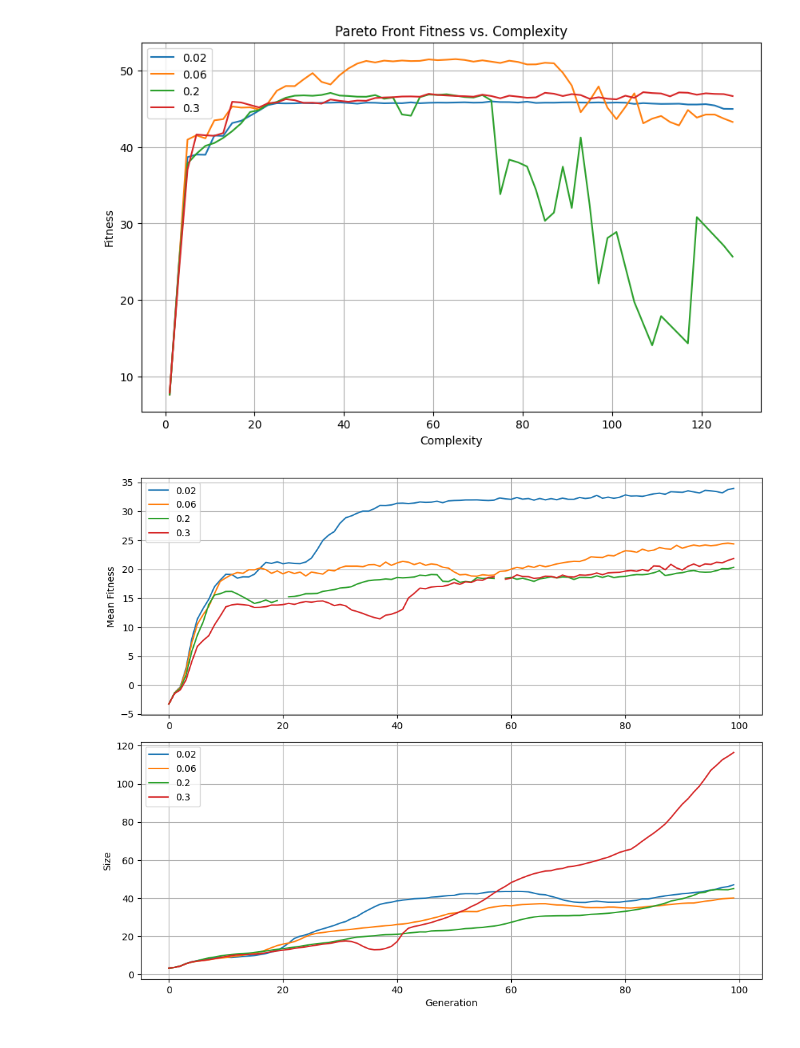
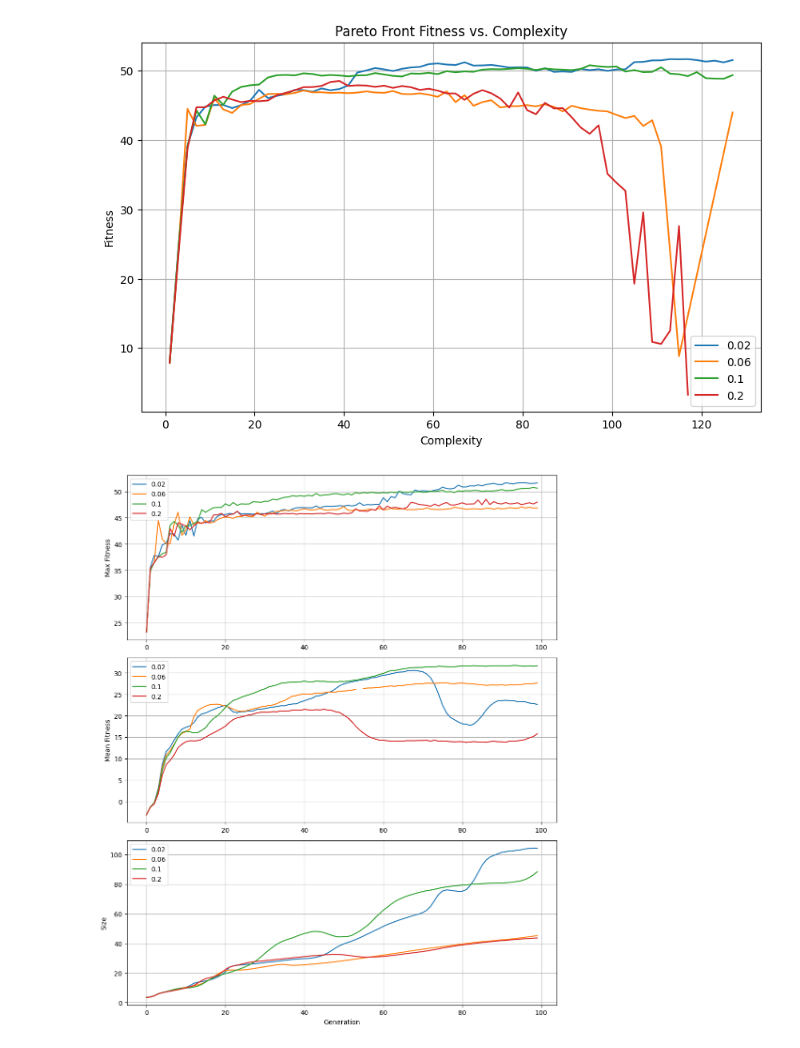
Before and after one commit to EMI-Group/evogp, a Jupyter notebook: experiment/visual.ipynb, the cells around one changed output. Drawn from its saved outputs; the diff is of its cells as text; code cells hidden in the pictures.

```diff
--- a/experiment/visual.ipynb
+++ b/experiment/visual.ipynb
@@ -3,6 +3,10 @@ import pickle
 import matplotlib.pyplot as plt
 import numpy as np
 
+exp1 = ["20250409_120706", "0.02"]
+exp2 = ["20250409_120719", "0.06"]
+exp3 = ["20250409_120749", "0.1"]
+exp4 = ["20250409_120758", "0.2"]
 
 def get_valid_data(file_name):
 
@@ -22,17 +26,17 @@ def get_valid_data(file_name):
     return valid_complexity, valid_fitness
 
 
-x_1, y_1 = get_valid_data("data/results/20250409_000201")
-x_2, y_2 = get_valid_data("data/results/20250409_000203")
-x_3, y_3 = get_valid_data("data/results/20250408_234103")
-x_4, y_4 = get_valid_data("data/results/20250408_234104")
+x_1, y_1 = get_valid_data("data/results/" + exp1[0])
+x_2, y_2 = get_valid_data("data/results/" + exp2[0])
+x_3, y_3 = get_valid_data("data/results/" + exp3[0])
+x_4, y_4 = get_valid_data("data/results/" + exp4[0])
 
 # 绘制图表
 plt.figure(figsize=(10, 6))
-plt.plot(x_1, y_1, label="0.02")
-plt.plot(x_2, y_2, label="0.06")
-plt.plot(x_3, y_3, label="0.2")
-plt.plot(x_4, y_4, label="0.3")
+plt.plot(x_1, y_1, label=exp1[1])
+plt.plot(x_2, y_2, label=exp2[1])
+plt.plot(x_3, y_3, label=exp3[1])
+plt.plot(x_4, y_4, label=exp4[1])
 plt.xlabel("Complexity")
 plt.ylabel("Fitness")
 plt.title("Pareto Front Fitness vs. Complexity")
@@ -40,53 +44,54 @@ plt.grid(True)
 plt.legend()
 plt.show()
 # %% [output]
-[figure, old version]
+[figure, new version]
 # %%
 import matplotlib.pyplot as plt
 import pandas as pd
 
 
 def read_columns_with_pandas(file_name):
     df = pd.read_csv(file_name + ".csv")
     return {col: df[col].tolist() for col in df.columns}
 
 
-data1 = read_columns_with_pandas("data/results/20250409_000201")
-data2 = read_columns_with_pandas("data/results/20250409_000203")
-data3 = read_columns_with_pandas("data/results/20250408_234103")
-data4 = read_columns_with_pandas("data/results/20250408_234104")
+data1 = read_columns_with_pandas("data/results/" + exp1[0])
+data2 = read_columns_with_pandas("data/results/" + exp2[0])
+data3 = read_columns_with_pandas("data/results/" + exp3[0])
+data4 = read_columns_with_pandas("data/results/" + exp4[0])
+gen = 100
 
 plt.figure(figsize=(10, 12))
 
-# plt.subplot(3, 1, 1)
-# plt.plot(data1["generation"][:100], data1["best_fitness"][:100], label="0.02")
-# plt.plot(data2["generation"][:100], data2["best_fitness"][:100], label="0.06")
-# plt.plot(data3["generation"][:100], data3["best_fitness"][:100], label="0.2")
-# plt.plot(data4["generation"][:100], data4["best_fitness"][:100], label="0.3")
-# plt.ylabel("Max Fitness")
-# plt.grid(True)
-# plt.legend()
+plt.subplot(3, 1, 1)
+plt.plot(data1["generation"][:gen], data1["best_fitness"][:gen], label=exp1[1])
+plt.plot(data2["generation"][:gen], data2["best_fitness"][:gen], label=exp2[1])
+plt.plot(data3["generation"][:gen], data3["best_fitness"][:gen], label=exp3[1])
+plt.plot(data4["generation"][:gen], data4["best_fitness"][:gen], label=exp4[1])
+plt.ylabel("Max Fitness")
+plt.grid(True)
+plt.legend()
 
 plt.subplot(3, 1, 2)
-plt.plot(data1["generation"][:100], data1["mean_fitness"][:100], label="0.02")
-plt.plot(data2["generation"][:100], data2["mean_fitness"][:100], label="0.06")
-plt.plot(data3["generation"][:100], data3["mean_fitness"][:100], label="0.2")
-plt.plot(data4["generation"][:100], data4["mean_fitness"][:100], label="0.3")
+plt.plot(data1["generation"][:gen], data1["mean_fitness"][:gen], label=exp1[1])
+plt.plot(data2["generation"][:gen], data2["mean_fitness"][:gen], label=exp2[1])
+plt.plot(data3["generation"][:gen], data3["mean_fitness"][:gen], label=exp3[1])
+plt.plot(data4["generation"][:gen], data4["mean_fitness"][:gen], label=exp4[1])
 plt.ylabel("Mean Fitness")
 plt.grid(True)
 plt.legend()
 
 plt.subplot(3, 1, 3)
-plt.plot(data1["generation"][:100], data1["mean_tree_size"][:100], label="0.02")
-plt.plot(data2["generation"][:100], data2["mean_tree_size"][:100], label="0.06")
-plt.plot(data3["generation"][:100], data3["mean_tree_size"][:100], label="0.2")
-plt.plot(data4["generation"][:100], data4["mean_tree_size"][:100], label="0.3")
+plt.plot(data1["generation"][:gen], data1["mean_tree_size"][:gen], label=exp1[1])
+plt.plot(data2["generation"][:gen], data2["mean_tree_size"][:gen], label=exp2[1])
+plt.plot(data3["generation"][:gen], data3["mean_tree_size"][:gen], label=exp3[1])
+plt.plot(data4["generation"][:gen], data4["mean_tree_size"][:gen], label=exp4[1])
 plt.xlabel("Generation")
 plt.ylabel("Size")
 plt.grid(True)
 plt.legend()
 
 plt.tight_layout()
 plt.show()
 # %% [output]
-[figure, old version]
+[figure, new version]
```
Also changed, not shown: 6 other files.
